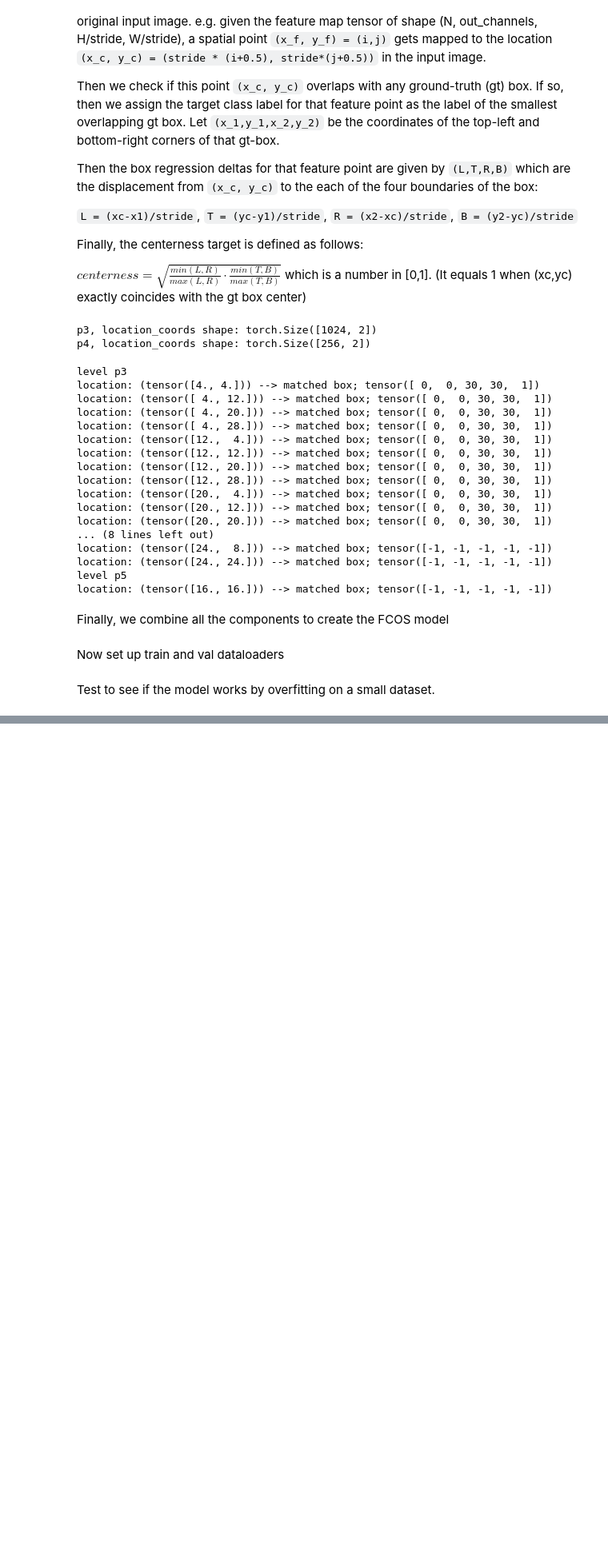
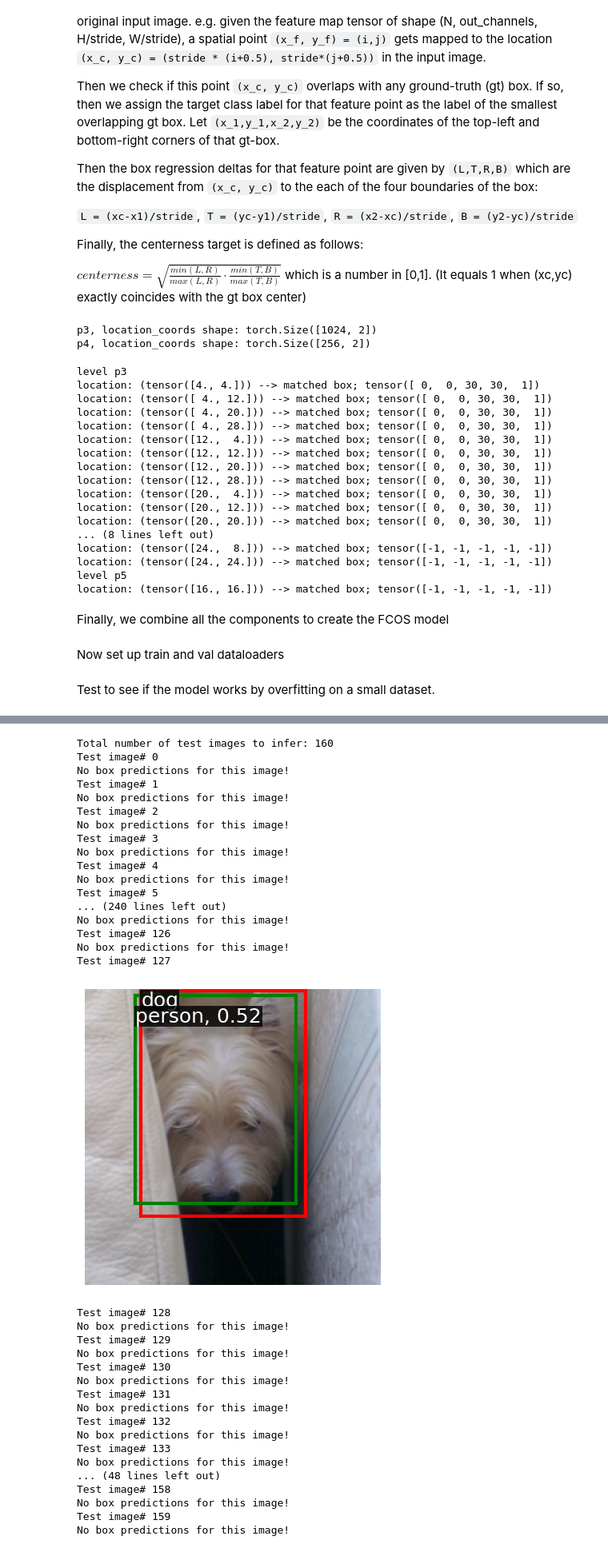
Before and after one commit to tsultan16/FCOS_Object_Detection, a Jupyter notebook: FCOS.ipynb, the cells around one changed output, grey strips where cells are left out. Shown at 80% size. Cells and saved outputs as stored; diff of their text form; code cells hidden in the pictures; blank space fills up the shorter version.

Commit message:
fixed bugs in inference

```diff
--- a/FCOS.ipynb
+++ b/FCOS.ipynb
@@ -815,18 +816,21 @@ def train(model, optimizer, train_dataloader, num_epochs=1, device='cpu'):
 def test(model, test_dataloader, idx2class, score_threshold, nms_threshold, device='cpu'):
     # put model in evaluation mode
     model.eval()
-    for test_batch in test_dataloader:
-        image_paths, images, gt_boxes = test_batch
+    print(f"Total number of test images to infer: {len(test_dataloader)}")
+    for i, test_batch in enumerate(test_dataloader):
+        print(f"Test image# {i}")
+        _, images, gt_boxes = test_batch
         images = images.to(device)
         with torch.no_grad():
             pred_boxes, pred_classes, pred_scores = model(images, score_threshold=score_threshold, nms_threshold=nms_threshold)
 
         # skip this image if no predicted boxes found
         if pred_boxes.shape[0] == 0:
+            print(f"No box predictions for this image!")
             continue
 
         # remove padding and batch dimension from image and gt boxes and move to cpu
-        image = image[0].cpu
+        image = images[0].cpu()
         gt_boxes = gt_boxes[0]
         gt_boxes = gt_boxes[gt_boxes[:,4] != -1].cpu()
 
@@ -836,12 +840,15 @@ def test(model, test_dataloader, idx2class, score_threshold, nms_threshold, devi
         pred_classes = pred_classes[non_bg_preds].cpu()
         pred_scores = pred_scores[non_bg_preds].cpu()
 
+        # visualize the image with gt and predicted boxes
+        visualize_inference(image, gt_boxes, pred_boxes, pred_classes, pred_scores, idx2class)
+
     # put model in evaluation mode
     model.train()
 
 
 # function for visualizing image with target boxes
-def visualize_inference(image, gt_boxes, pred_boxes, pred_scores, idx2class):
+def visualize_inference(image, gt_boxes, pred_boxes, pred_classes, pred_scores, idx2class):
 
     # unnormalize the image
     image = unnormalize(image)
@@ -864,8 +871,8 @@ def visualize_inference(image, gt_boxes, pred_boxes, pred_scores, idx2class):
     # plot predicted bounding boxes
     for i in range(len(pred_boxes)):
         xmin, ymin, xmax, ymax = pred_boxes[i,0:4]
-        class_label = idx2class[pred_boxes[i,-1].item()]
-        class_score = idx2class[pred_scores[i].item()]
+        class_label = idx2class[pred_classes[i].item()]
+        class_score = pred_scores[i].item()
         rectangle = patches.Rectangle((xmin, ymin), xmax-xmin, ymax-ymin, linewidth=3, linestyle="solid", edgecolor='g', fill=False)
         ax.add_patch(rectangle)
         ax.text(xmin, ymin+10, f"{class_label}, {class_score:.2f}", size=18, family="sans-serif",
@@ -885,6 +892,7 @@ num_classes = 20
 
 small_dataset = torch.utils.data.Subset(train_dataset, torch.linspace(0, len(train_dataset) - 1, steps=batch_size * 10).long())
 small_train_loader = torch.utils.data.DataLoader(small_dataset, batch_size=batch_size, pin_memory=True, num_workers=num_workers)
+small_val_loader = torch.utils.data.DataLoader(small_dataset, batch_size=1, pin_memory=True, num_workers=num_workers)
 # %%
 device = 'cuda'
 learning_rate=5e-5
@@ -901,0 +910,38 @@ loss_history = train(model, optimizer, small_train_loader, num_epochs=1000, devi
+# %%
+test(model, small_val_loader, idx2class=train_dataset.idx2class, score_threshold=0.5, nms_threshold=0.5, device=device)
+# %% [output]
+Total number of test images to infer: 160
+Test image# 0
+No box predictions for this image!
+Test image# 1
+No box predictions for this image!
+Test image# 2
+No box predictions for this image!
+Test image# 3
+No box predictions for this image!
+Test image# 4
+No box predictions for this image!
+Test image# 5
+... (240 lines left out)
+No box predictions for this image!
+Test image# 126
+No box predictions for this image!
+Test image# 127
+[figure, added]
+Test image# 128
+No box predictions for this image!
+Test image# 129
+No box predictions for this image!
+Test image# 130
+No box predictions for this image!
+Test image# 131
+No box predictions for this image!
+Test image# 132
+No box predictions for this image!
+Test image# 133
+No box predictions for this image!
+... (48 lines left out)
+Test image# 158
+No box predictions for this image!
+Test image# 159
+No box predictions for this image!
```
Also changed, not shown: parts of 2 cells of this notebook.
